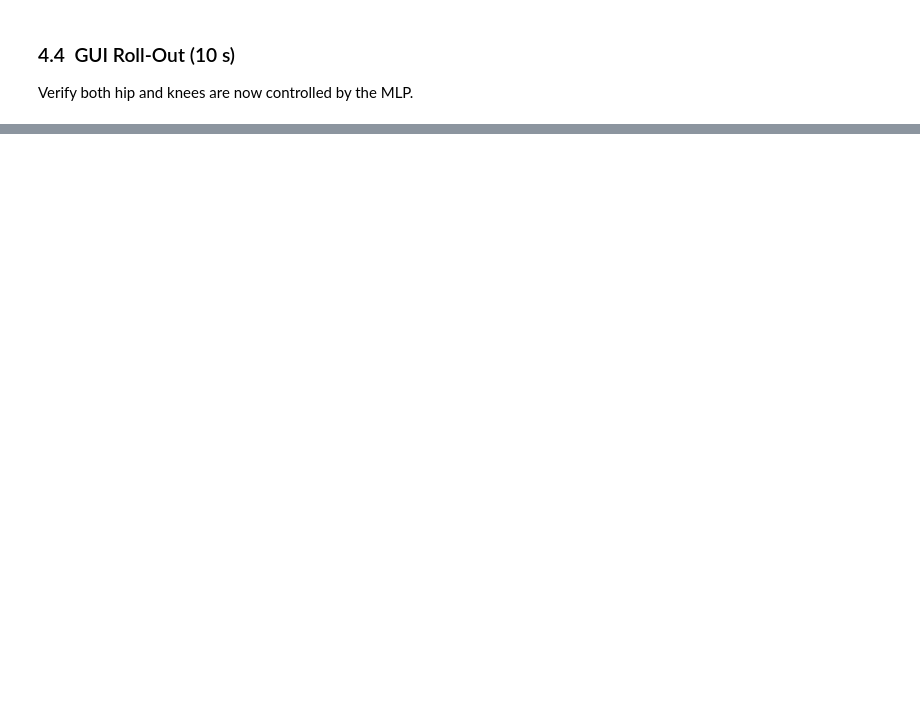
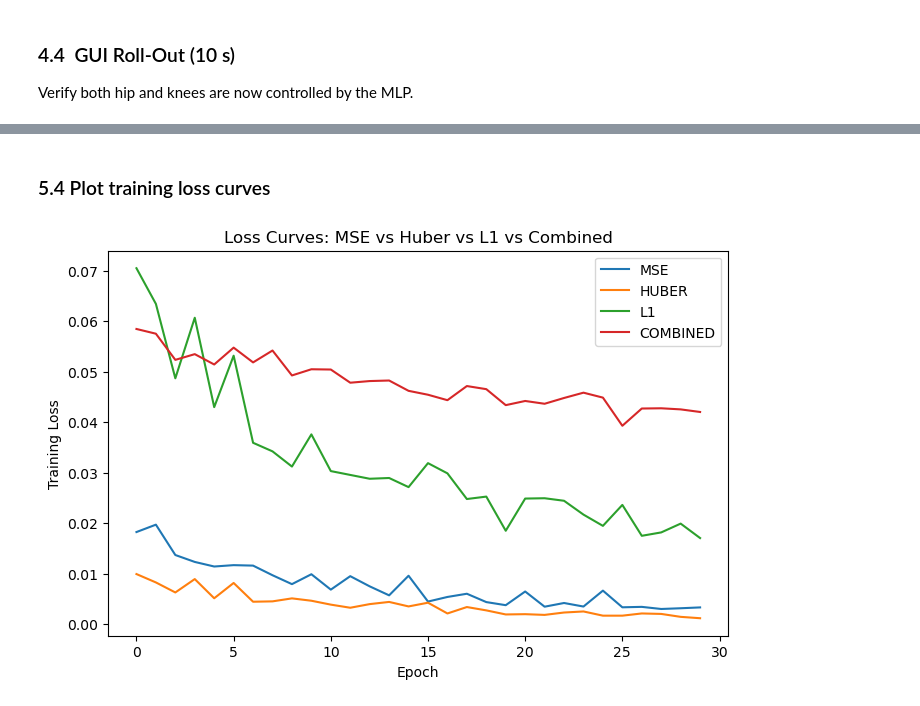
Before and after one commit to yunusdanabas/passive_walker_rl, a Jupyter notebook: passive_walker/bc/BehaviourClonning.ipynb, the cells around one changed output, grey strips where cells are left out. Cells and saved outputs as stored; diff of their text form; code cells hidden in the pictures; blank space fills up the shorter version.

```diff
--- a/passive_walker/bc/BehaviourClonning.ipynb
+++ b/passive_walker/bc/BehaviourClonning.ipynb
@@ -425,0 +447,36 @@ np.random.seed(SEED)
+# %%
+variants = {
+    "mse":      mse_mod.train,
+    "huber":    huber_mod.train_nn_controller,
+    "l1":       l1_mod.train_nn_controller,
+    "combined": comb_mod.train_nn_controller,
+}
+
+results = {}
+for name, train_fn in variants.items():
+    print(f"\n--- Training {name.upper()} ---")
+    key = jax.random.PRNGKey(SEED)
+    model = HipKneeController(input_size=obs.shape[1], hidden_size=HIDDEN_SIZE, key=key)
+    optimizer = optax.adam(LR)
+
+    if name == "combined":
+        # signature: train_nn_controller(model, optimizer, obs, labels,
+        #                               epochs, batch,
+        #                               alpha_sym, beta_smooth, gamma_energy)
+        model, loss_hist = train_fn(
+            model, optimizer, obs, labels,
+            epochs=EPOCHS,
+            batch=BATCH_SIZE,
+            alpha_sym=ALPHA_SYM,
+            beta_smooth=BETA_SMOOTH,
+            gamma_energy=GAMMA_ENERGY
+        )
+    else:
+        # signature: train(model, optimizer, obs, labels, epochs, batch)
+        model, loss_hist = train_fn(
+            model, optimizer, obs, labels,
+            epochs=EPOCHS,
+            batch=BATCH_SIZE
+        )
+
+    results[name] = (model, loss_hist)
@@ -425,0 +501,13 @@ np.random.seed(SEED)
+# %% [markdown]
+### 5.4 Plot training loss curves
+# %%
+plt.figure(figsize=(8,5))
+for name, (_, hist) in results.items():
+    plt.plot(hist, label=name.upper())
+plt.xlabel("Epoch")
+plt.ylabel("Training Loss")
+plt.title("Loss Curves: MSE vs Huber vs L1 vs Combined")
+plt.legend()
+plt.show()
+# %% [output]
+[figure, added]
```
Also changed, not shown: parts of 20 cells of this notebook, 1 other file.
